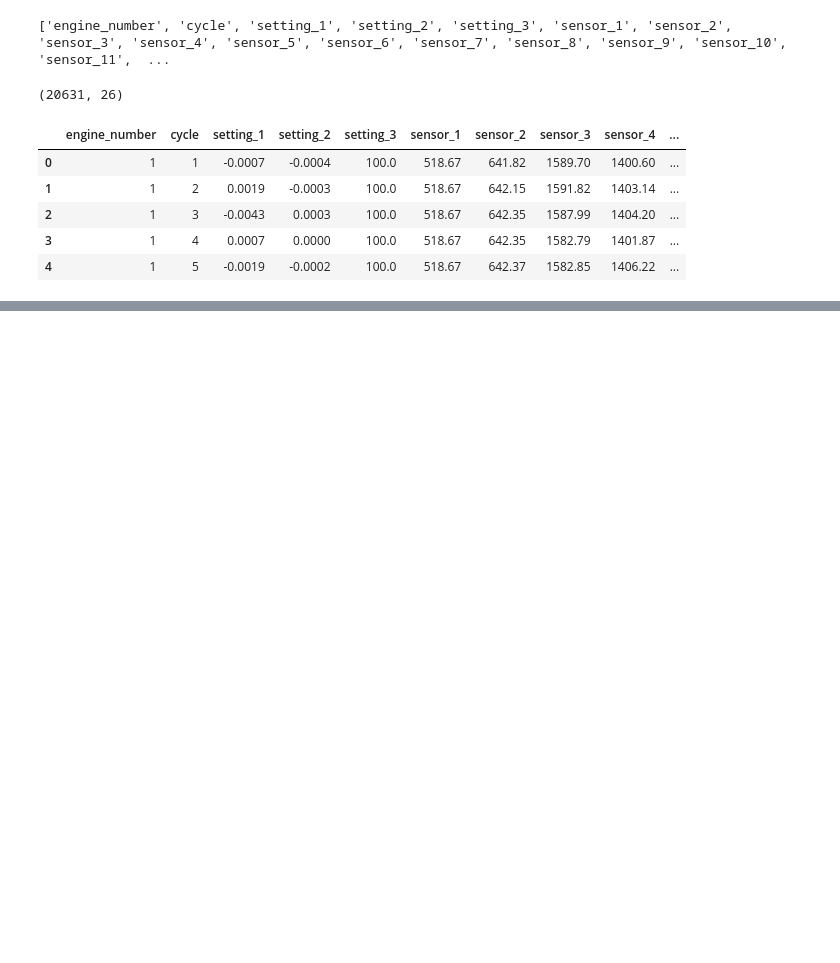
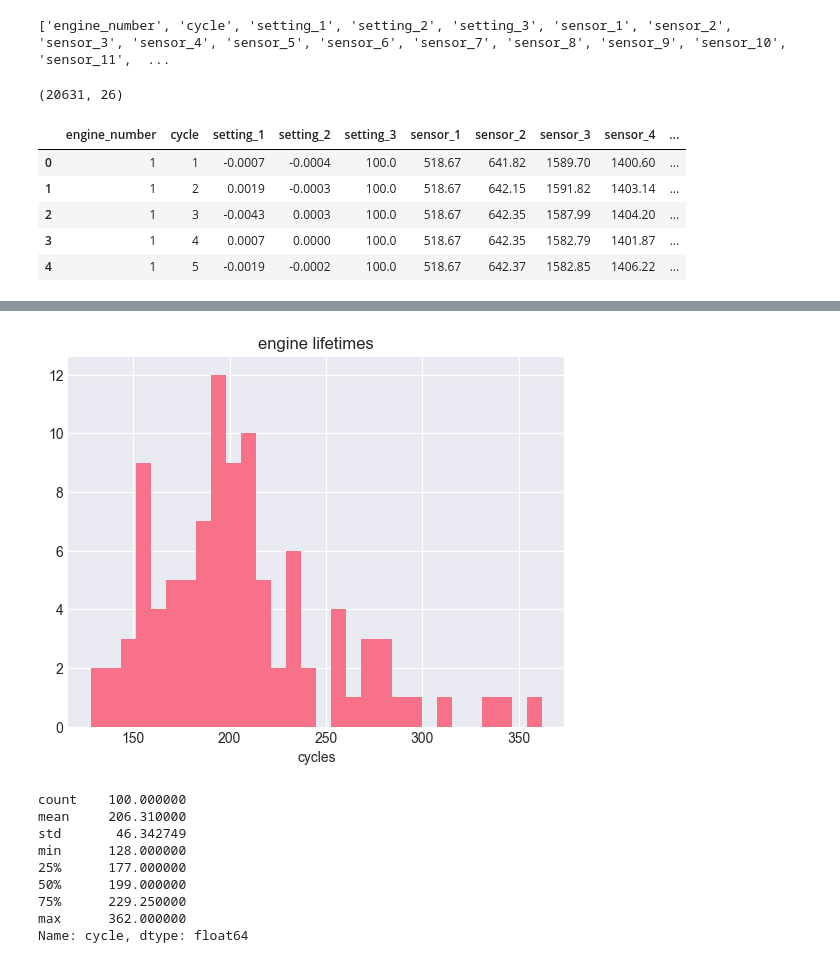
Before and after one commit to lohitharasakonda/engine-rul-predictor, a Jupyter notebook: notebooks/eda_fd001.ipynb, the cells around one changed output, grey strips where cells are left out. Cells and saved outputs as stored; diff of their text form; code cells hidden in the pictures; blank space fills up the shorter version.

```diff
--- a/notebooks/eda_fd001.ipynb
+++ b/notebooks/eda_fd001.ipynb
@@ -47,0 +110,21 @@ df_train.head()
+# %%
+#how long do engines typically last?
+cycles_per_engine = df_train.groupby('engine_number')['cycle'].max()
+
+plt.hist(cycles_per_engine, bins=30)
+plt.title('engine lifetimes')
+plt.xlabel('cycles')
+plt.show()
+
+print(cycles_per_engine.describe())
+# %% [output]
+[figure, added]
+count    100.000000
+mean     206.310000
+std       46.342749
+min      128.000000
+25%      177.000000
+50%      199.000000
+75%      229.250000
+max      362.000000
+Name: cycle, dtype: float64
```
Also changed, not shown: parts of 7 cells of this notebook.
